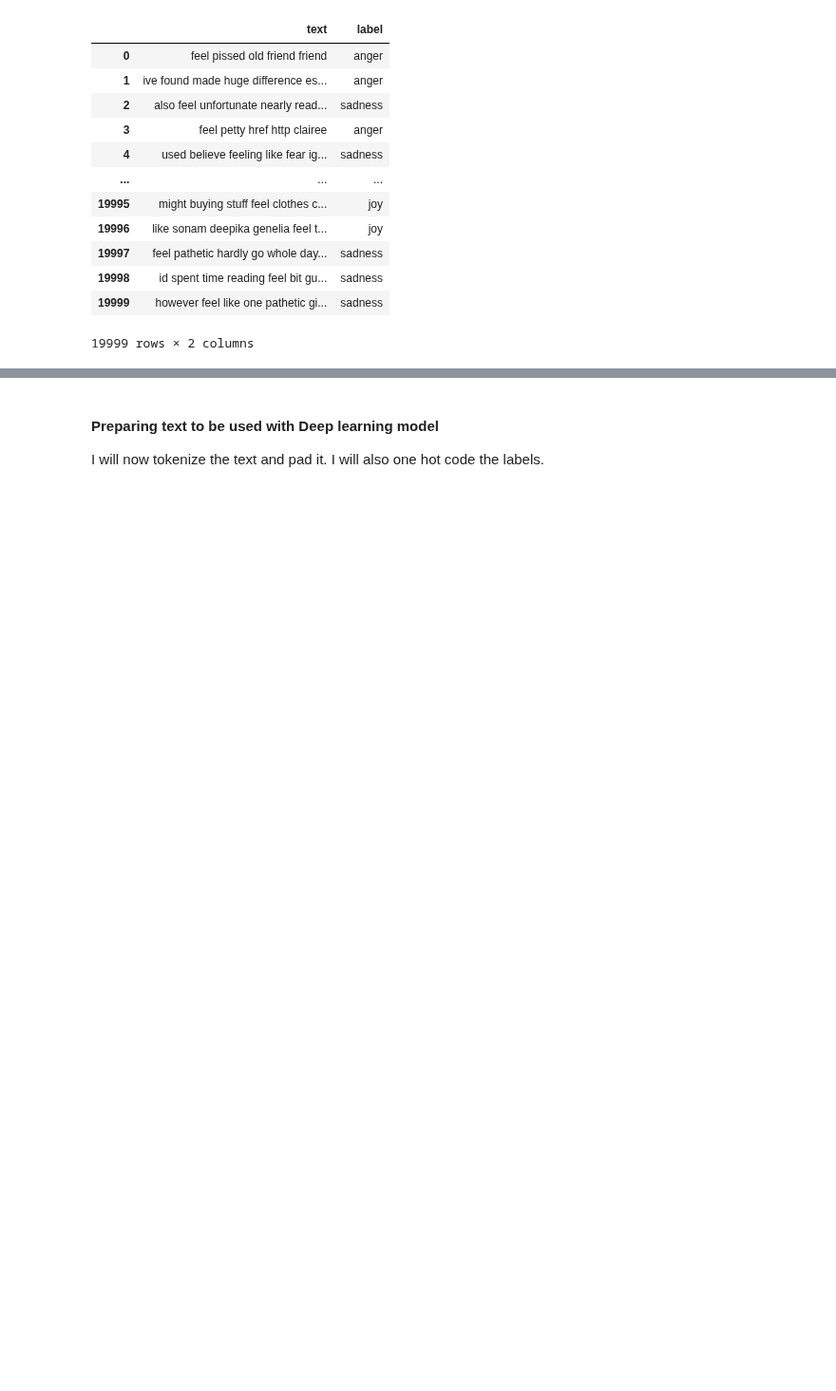
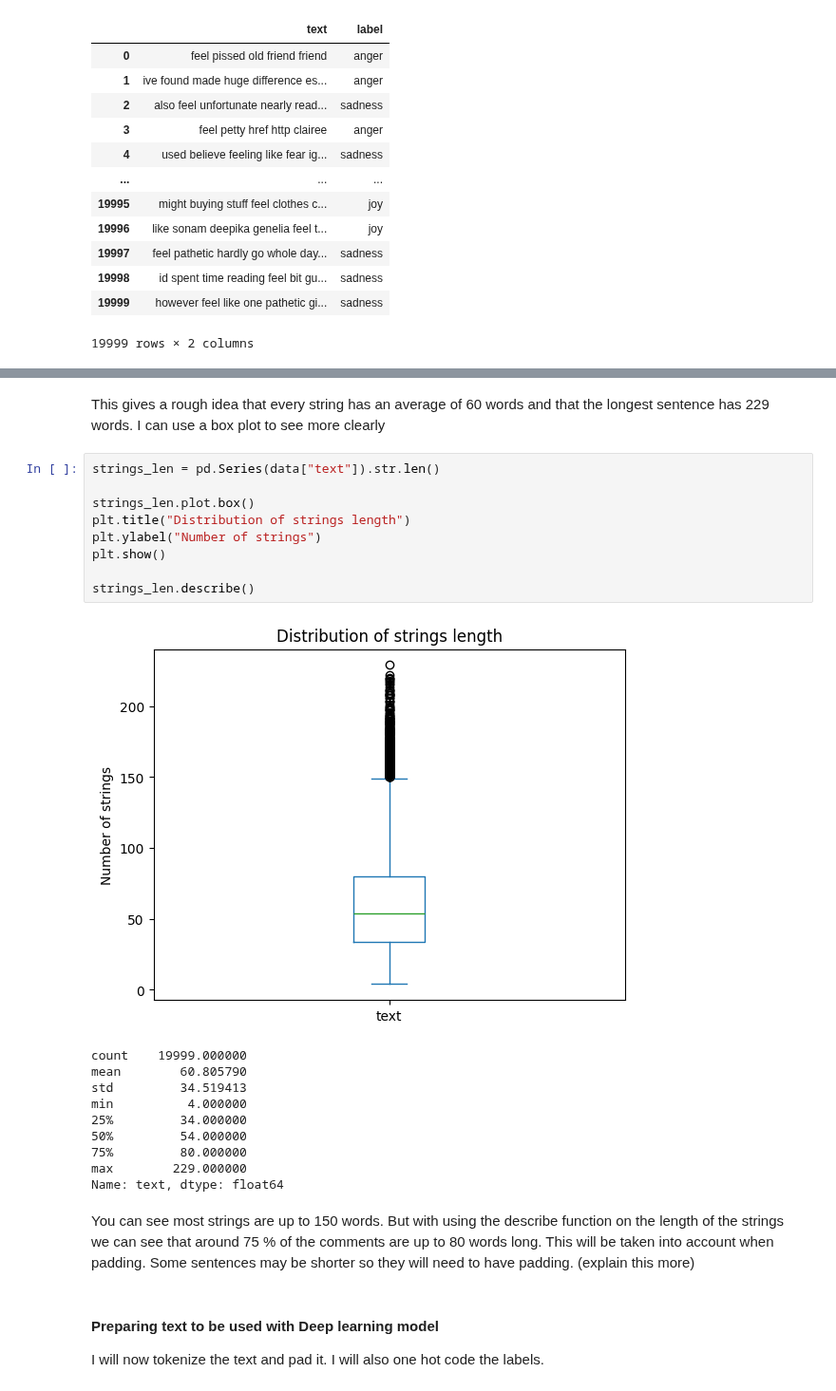
Before and after one commit to SCGlass/deep_learning, a Jupyter notebook: Lab_RNN/RNN_lab.ipynb, the cells around one changed output, grey strips where cells are left out. Shown at 95% size. Saved outputs shown, nothing was run; the diff lists cells and outputs as text; blank space fills up the shorter version.

Commit message:
data is prepped ready for model build

```diff
--- a/Lab_RNN/RNN_lab.ipynb
+++ b/Lab_RNN/RNN_lab.ipynb
@@ -126,3 +134,27 @@ data
+# %% [markdown]
+This gives a rough idea that every string has an average of 60 words and that the longest sentence has 229 words. I can use a box plot to see more clearly
+# %%
+strings_len = pd.Series(data["text"]).str.len()
+
+strings_len.plot.box()
+plt.title("Distribution of strings length")
+plt.ylabel("Number of strings")
+plt.show()
+
+strings_len.describe()
+# %% [output]
+[figure, added]
+count    19999.000000
+mean        60.805790
+std         34.519413
+min          4.000000
+25%         34.000000
+50%         54.000000
+75%         80.000000
+max        229.000000
+Name: text, dtype: float64
+# %% [markdown]
+You can see most strings are up to 150 words. But with using the describe function on the length of the strings we can see that around 75 % of the comments are up to 80 words long. This will be taken into account when padding. Some sentences may be shorter so they will need to have padding. (explain this more)
 # %% [markdown]
 #### Preparing text to be used with Deep learning model
 
```
Also changed, not shown: parts of 5 cells of this notebook.
